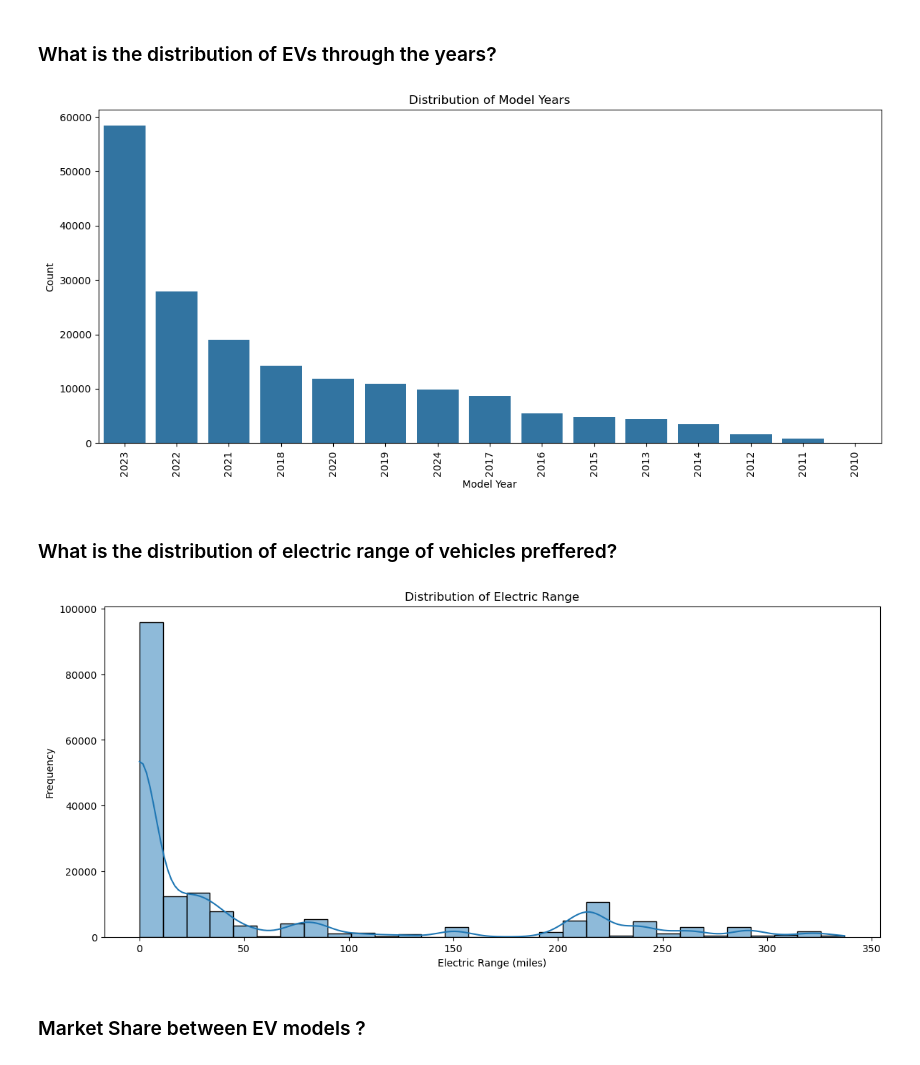
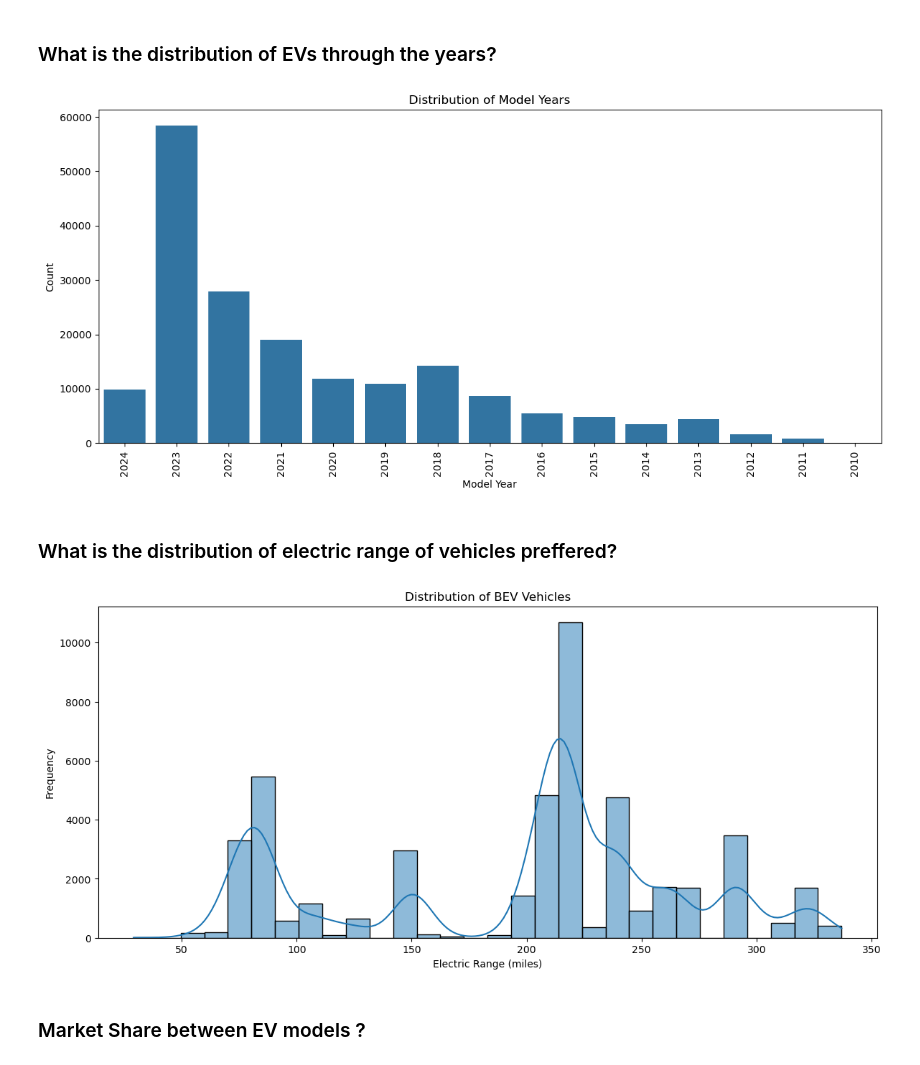
Before and after one commit to dimfrd/Electric-Vehicles-EDA, a Jupyter notebook: Analysis/Analysis.ipynb, the cells around one changed output. Saved outputs shown, nothing was run; the diff lists cells and outputs as text; code cells hidden in the pictures.

```diff
--- a/Analysis/Analysis.ipynb
+++ b/Analysis/Analysis.ipynb
@@ -117,13 +114,13 @@ plt.show()
 ### What is the distribution of EVs through the years?
 # %%
 plt.figure(figsize=(14, 6))
-sns.countplot(x='Model Year', data=evdata, order=evdata['Model Year'].value_counts().head(15).index)
+sns.countplot(x='Model Year', data=evdata, order=evdata['Model Year'].value_counts().sort_index(ascending = False).head(15).index)
 plt.title('Distribution of Model Years')
 plt.xlabel('Model Year')
 plt.ylabel('Count')
 plt.xticks(rotation=90)
 plt.show()
 # %% [output]
-[figure, old version]
+[figure, new version]
 # %% [markdown]
 ### What is the distribution of electric range of vehicles preffered?
@@ -130,12 +129,12 @@ plt.show()
 # %%
 plt.figure(figsize=(14, 6))
-sns.histplot(evdata['Electric Range'], bins=30, kde=True)
-plt.title('Distribution of Electric Range')
+sns.histplot(evdata[(evdata['Electric Vehicle Type'] == 'Battery Electric Vehicle (BEV)') & (evdata['Electric Range']!=0)]['Electric Range'], bins=30, kde=True)
+plt.title('Distribution of BEV Vehicles')
 plt.xlabel('Electric Range (miles)')
 plt.ylabel('Frequency')
 plt.show()
 # %% [output]
-[figure, old version]
+[figure, new version]
 # %% [markdown]
 ### Market Share between EV models ?
 # %%
```
Also changed, not shown: parts of 2 cells of this notebook, 2 other files.
